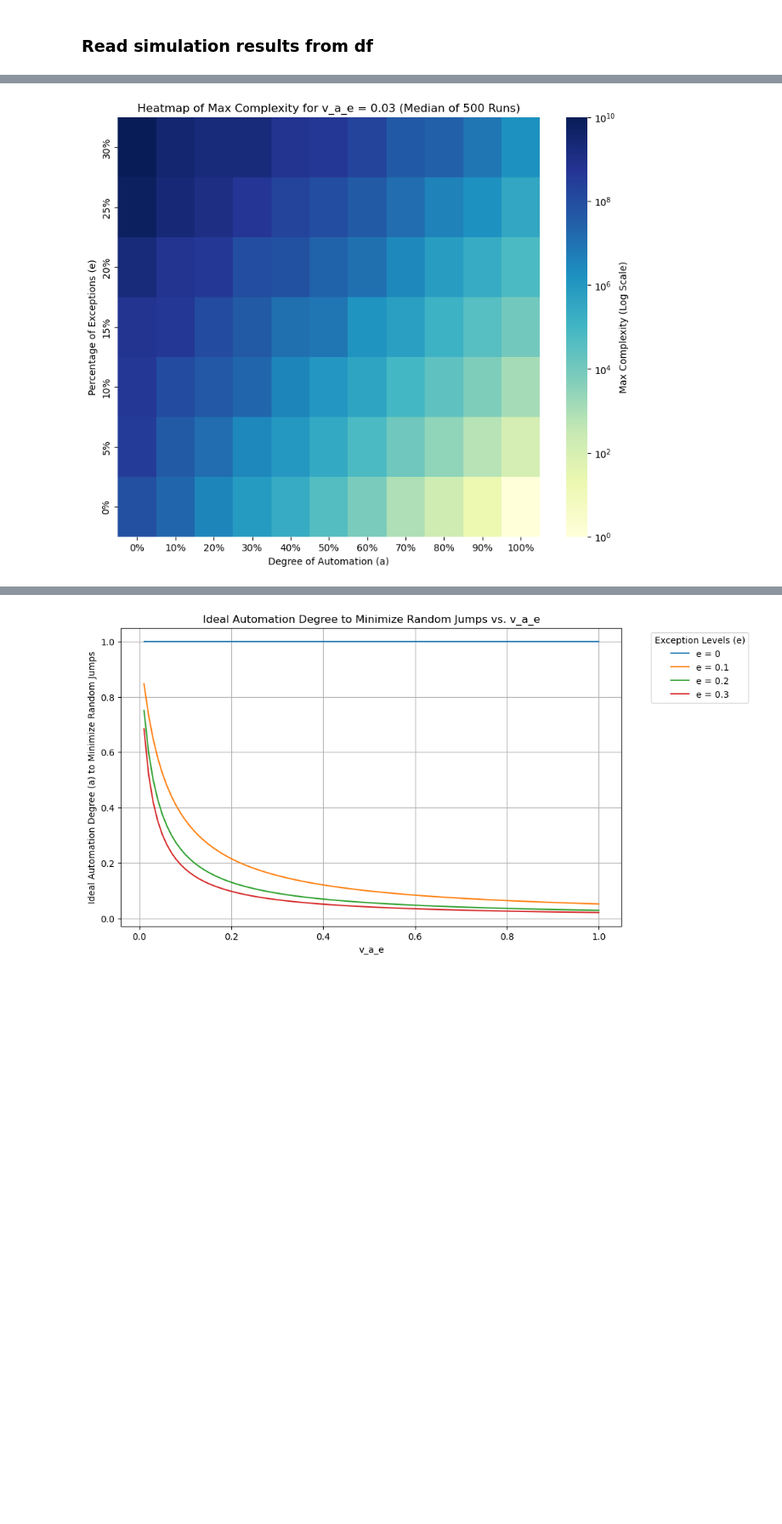
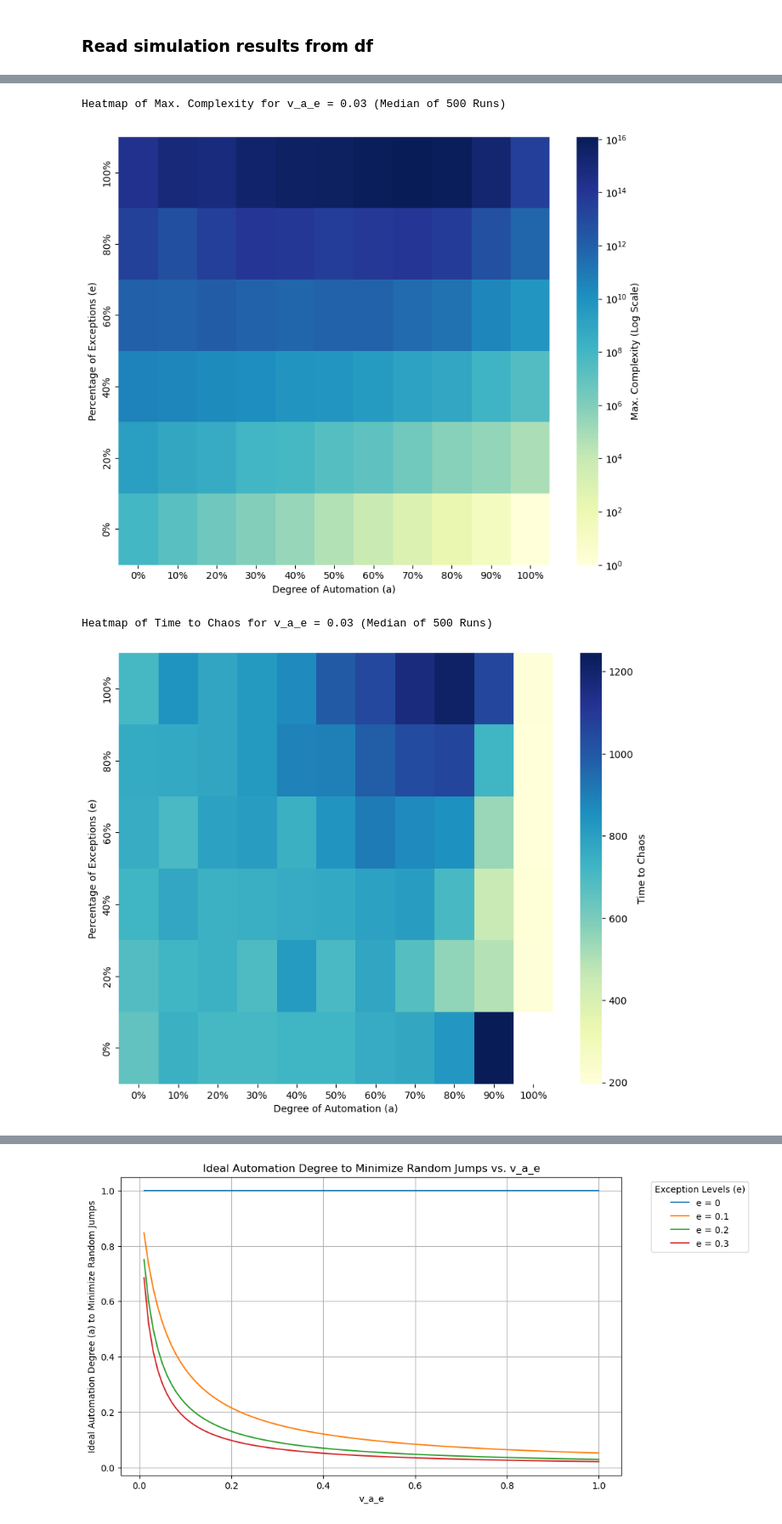
Before and after one commit to lennartebert/process_simulation, a Jupyter notebook: Effect of automation on complexity behavior.ipynb, the cells around one changed output, grey strips where cells are left out. Shown at 85% size. Drawn from its saved outputs; the diff is of its cells as text; code cells hidden in the pictures; blank space fills up the shorter version.

```diff
--- a/Effect of automation on complexity behavior.ipynb
+++ b/Effect of automation on complexity behavior.ipynb
@@ -190,0 +191,11 @@ display(aggregated_df)
+# %%
+simulation_results_df = process_simulation.get_results_dataframe("experiment_results/simulation_results_5.csv")
+
+# delete results from old version
+filtered_df = simulation_results_df.loc[
+     (simulation_results_df['e'].isin([0, 0.2, 0.4, 0.6, 0.8, 1]))
+]
+
+aggregated_df = process_simulation.aggregate_results(filtered_df)
+
+display(aggregated_df)
@@ -287,10 +337,10 @@ plt.show()
 # %%
 flat_aggregated_df = aggregated_df.reset_index()
 
-filtered_df = flat_aggregated_df.loc[flat_aggregated_df['e'].isin([0, 0.1, 0.2, 0.3])]
+filtered_df = flat_aggregated_df.loc[flat_aggregated_df['e'].isin([0, 0.4, 0.6, 1])]
 
 # Create a pivot table to reshape the data for plotting
-pivot_df = filtered_df.pivot(index='a', columns='e', values=('time_to_chaos', 'mean'))
+pivot_df = filtered_df.pivot(index='a', columns='e', values=('time_to_chaos', 'median'))
 
 # Sort the columns by 'e'
 pivot_df = pivot_df.sort_index(axis=1, level=1)
@@ -311,6 +361,8 @@ plt.ylabel('time_to_chaos')
 plt.title('Time to Chaos by a and e')
 plt.legend(title='e')
 
+plt.savefig(f'experiment_results/line_median_time_to_chaos.pdf', dpi=300, bbox_inches='tight')
+
 # Show the plot
 plt.show()
 # %% [output]
@@ -318,39 +370,67 @@ plt.show()
 # %%
-def create_heatmap(df, runs, v_a_e=None):
+def create_heatmap(df, runs, measure='max_complexity', v_a_e=None, log_scale=True, console_print_title=True):
+    measure_text = None
+    if measure == 'max_complexity':
+        measure_text = 'Max. Complexity'
+    elif measure == 'time_to_chaos':
+        measure_text = 'Time to Chaos'
+    else:
+        measure_text = measure
+
     # Reset the index to flatten the multi-index columns
     flat_aggregated_df = df.reset_index(inplace=False)
 
     filtered_aggregated_df = flat_aggregated_df
     if v_a_e is not None:
         filtered_aggregated_df = flat_aggregated_df[flat_aggregated_df['v_a_e'] == v_a_e]
 
+    # Ensure the data is numeric
+    # filtered_aggregated_df[measure, 'median'] = pd.to_numeric(filtered_aggregated_df[(measure, 'median')], errors='coerce')
+    filtered_aggregated_df[measure, 'median'] = pd.to_numeric(filtered_aggregated_df[(measure, 'median')])
+
     # Pivot the dataframe to get the desired shape for the heatmap
-    heatmap_data = filtered_aggregated_df.pivot(index='e', columns='a', values=('max_complexity', 'median')).sort_index(ascending=False)
+    heatmap_data = filtered_aggregated_df.pivot(index='e', columns='a', values=(measure, 'median')).sort_index(ascending=False)
 
     # Create the heatmap with logarithmic color scale
     plt.figure(figsize=(10, 8))
-    ax = sns.heatmap(heatmap_data, annot=False, cmap="YlGnBu", norm=LogNorm(), cbar_kws={'label': 'Max Complexity (Log Scale)'})
+    ax = None
+    if log_scale:
+        ax = sns.heatmap(heatmap_data, annot=False, cmap="YlGnBu", norm=LogNorm(), cbar_kws={'label': f'{measure_text} (Log Scale)'})
+    else:
+        ax = sns.heatmap(heatmap_data, annot=False, cmap="YlGnBu", cbar_kws={'label': measure_text})
+
 
     # Format the x and y axis as percentages
     ax.xaxis.set_major_formatter(FuncFormatter(lambda x, _: f'{x*100:.0f}%'))
     ax.yaxis.set_major_formatter(FuncFormatter(lambda y, _: f'{y*100:.0f}%'))
 
     # Set the correct tick positions
     ax.set_xticks([i + 0.5 for i in range(len(heatmap_data.columns))])
     ax.set_yticks([i + 0.5 for i in range(len(heatmap_data.index))])
 
     # Set the correct tick labels
     ax.set_xticklabels([f'{int(a*100)}%' for a in heatmap_data.columns])
     ax.set_yticklabels([f'{int(e*100)}%' for e in heatmap_data.index])
 
+    title = None
     if v_a_e is None:
-        plt.title(f'Heatmap of Max Complexity (Median of {runs} Runs)')
+        title = f'Heatmap of {measure_text} (Median of {runs} Runs)'
     else:
-        plt.title(f'Heatmap of Max Complexity for v_a_e = {v_a_e} (Median of {runs} Runs)')
+        title = f'Heatmap of {measure_text} for v_a_e = {v_a_e} (Median of {runs} Runs)'
+
+    if console_print_title:
+        print(title)
+    else:
+        plt.title(title)
     plt.xlabel('Degree of Automation (a)')
     plt.ylabel('Percentage of Exceptions (e)')
+    plt.savefig(f'experiment_results/heatmap_{measure}_{runs}_runs_{str(v_a_e).replace(".", "_")}_v_a_e.pdf', dpi=300, bbox_inches='tight')
     plt.show()
 
-create_heatmap(aggregated_df, 500, v_a_e=0.03)
+create_heatmap(aggregated_df, 500, 'max_complexity', v_a_e=0.03)
+create_heatmap(aggregated_df, 500, 'time_to_chaos', v_a_e=0.03, log_scale=False)
 # %% [output]
+Heatmap of Max. Complexity for v_a_e = 0.03 (Median of 500 Runs)
-[figure, old version]
+[figure, new version]
+Heatmap of Time to Chaos for v_a_e = 0.03 (Median of 500 Runs)
+[figure, added]
```
Also changed, not shown: parts of 43 cells of this notebook, 6 other files.
